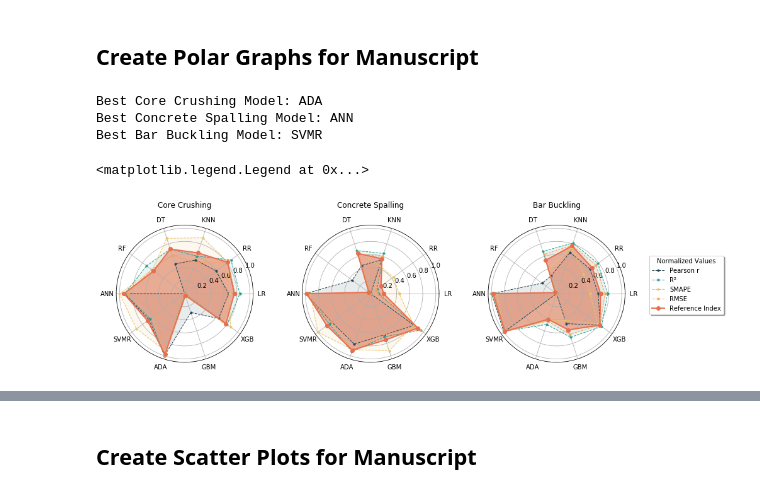
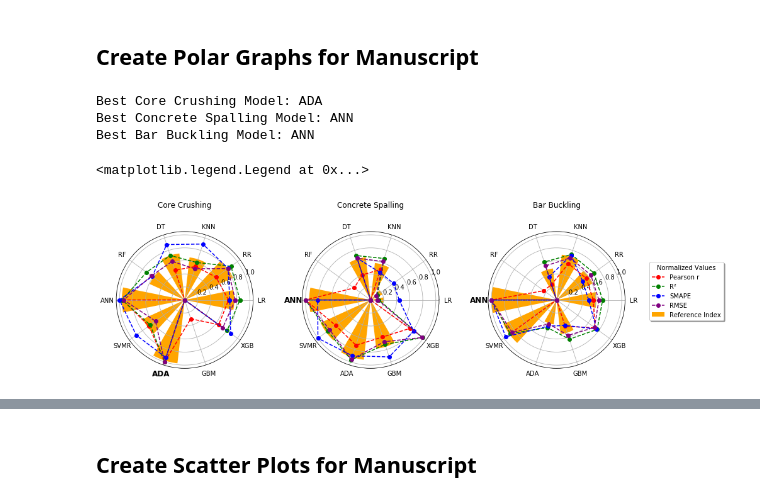
Before and after one commit to Borislav-Todorov/Bridge_Pier_ML, a Jupyter notebook: Models/Rect_PierPBD-ML.ipynb, the cells around one changed output, grey strips where cells are left out. Saved outputs shown, nothing was run; the diff lists cells and outputs as text; code cells hidden in the pictures.

```diff
--- a/Models/Rect_PierPBD-ML.ipynb
+++ b/Models/Rect_PierPBD-ML.ipynb
@@ -1440,7 +1440,7 @@ varlist_2 = {0: best_lr_2, 1:best_rr_2, 2:best_knn_2, 3:best_dt_2, 4:best_rf_2,
 varlist_3 = {0: best_lr_3, 1:best_rr_3, 2:best_knn_3, 3:best_dt_3, 4:best_rf_3, 5:best_nn_3, 6:best_svmr_3, 7:best_ada_3, 8:best_gbm_3, 9:best_xgbr_3}
 list_of_lists= {0:varlist_1, 1:varlist_2, 2:varlist_3}
 
-palette = ["#264653", "#2a9d8f", "#e9c46a", "#f4a261", "#e76f51"]
+palette = ["red", "green", "blue", "purple"]
 sns.set_palette(palette)
 fig, ax = plt.subplots(1, 3, subplot_kw=dict(projection='polar'), figsize=(15,4))
 
@@ -1448,41 +1448,45 @@ for i in range(len(list_of_lists)):
     plt_title = title_lbl.get(i)
     radial_r, radial_r2, radial_SMAPE, radial_RMSE, radial_RefIDX = [], [], [], [], []
     angles=np.linspace(0, 2*np.pi, len(labels), endpoint=False)
     for j in range(len(list_of_lists[i])):
         radial_r.append(list_of_lists[i][j].at[0,'r'])
         radial_r2.append(list_of_lists[i][j].at[0,'r2'])
         radial_SMAPE.append(list_of_lists[i][j].at[0,'SMAPE'])
         radial_RMSE.append(list_of_lists[i][j].at[0,'RMSE'])
 
     angles=np.concatenate((angles,[angles[0]]))
     radial_r=np.concatenate((radial_r,[radial_r[0]]))
     radial_r2=np.concatenate((radial_r2,[radial_r2[0]]))
     radial_SMAPE=np.concatenate((radial_SMAPE,[radial_SMAPE[0]]))
     radial_RMSE=np.concatenate((radial_RMSE,[radial_RMSE[0]]))
     radial_r = Norm(radial_r)
     radial_r2 = Norm(radial_r2)
     radial_SMAPE = Norm_inv(radial_SMAPE)
     radial_RMSE = Norm_inv(radial_RMSE)
     radialplt= {0:radial_r, 1:radial_r2, 2:radial_SMAPE, 3:radial_RMSE}
     radial_RefIDX = List_AVG(radial_r, radial_r2, radial_SMAPE, radial_RMSE)
 
     for j in range(len(radialplt)):
-        ax[i].plot(angles, radialplt[j], marker = '.', ls = '--', lw = 1, alpha=1)
-        ax[i].fill(angles, radialplt[j], alpha=0.1)
+        ax[i].plot(angles, radialplt[j], marker = "o", ls = '--', lw = 1.5, alpha=1)
 
-    ax[i].plot(angles, radial_RefIDX, 'o-', alpha=1, lw = 2)
-    ax[i].fill(angles, radial_RefIDX, alpha=.5)
-    ax[i].set_thetagrids(angles[:10] * 180/np.pi, labels)
-    ax[i].set_title(plt_title, y=1.1)
     best_model[i] = (radial_RefIDX[:10])
     print("Best",title_lbl[i], "Model:",models.get(best_model[i].index(max(best_model[i]))))
+
+    ax[i].bar(x=angles[:9], height = radial_RefIDX[:9],width = 0.4, color = "orange")
+    lines,labels = ax[i].set_thetagrids(angles[0:10] * 180/np.pi, labels)
+
+    labels[best_model[i].index(max(best_model[i]))].set_fontweight("bold")
+    labels[best_model[i].index(max(best_model[i]))].set_size("large")
+
+    ax[i].set_title(plt_title, y=1.15)
+
 ax[2].legend(legend_lbl,title="Normalized Values",loc='upper center', bbox_to_anchor=(1.45, 0.8), shadow=True, ncol=1)
 # %% [output]
 Best Core Crushing Model: ADA
 Best Concrete Spalling Model: ANN
-Best Bar Buckling Model: SVMR
+Best Bar Buckling Model: ANN
 <matplotlib.legend.Legend at 0x...>
-[figure, old version]
+[figure, new version]
 # %%
 best_ada_1
 # %% [output]
```
Also changed, not shown: parts of 12 cells of this notebook.
